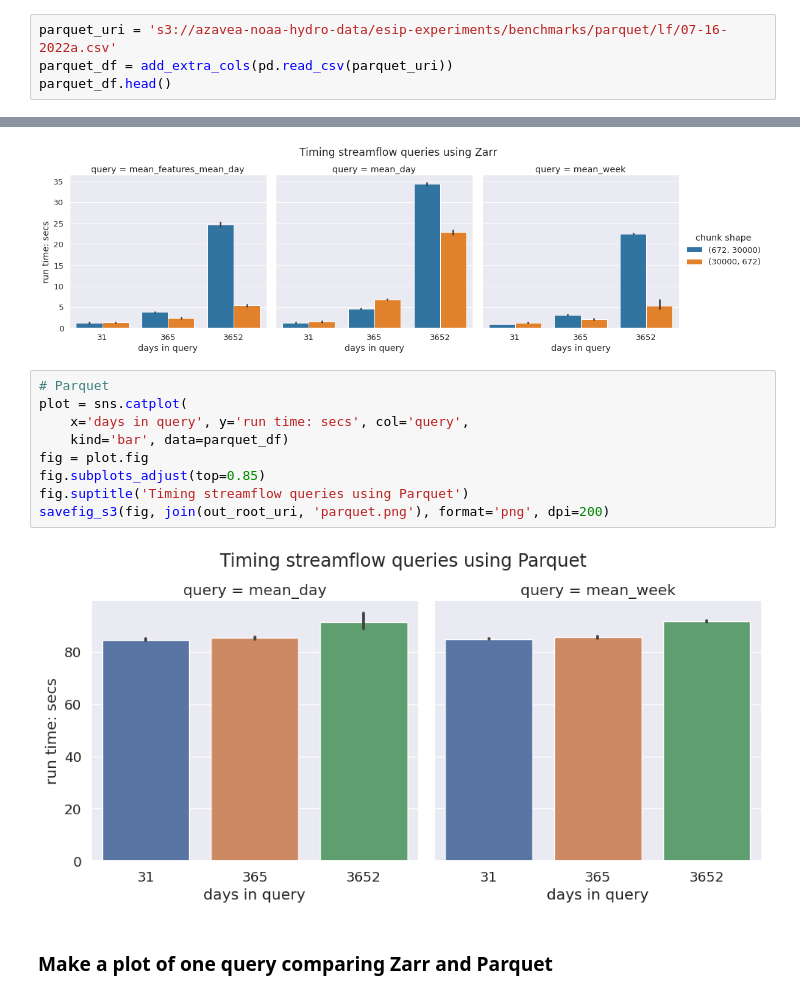
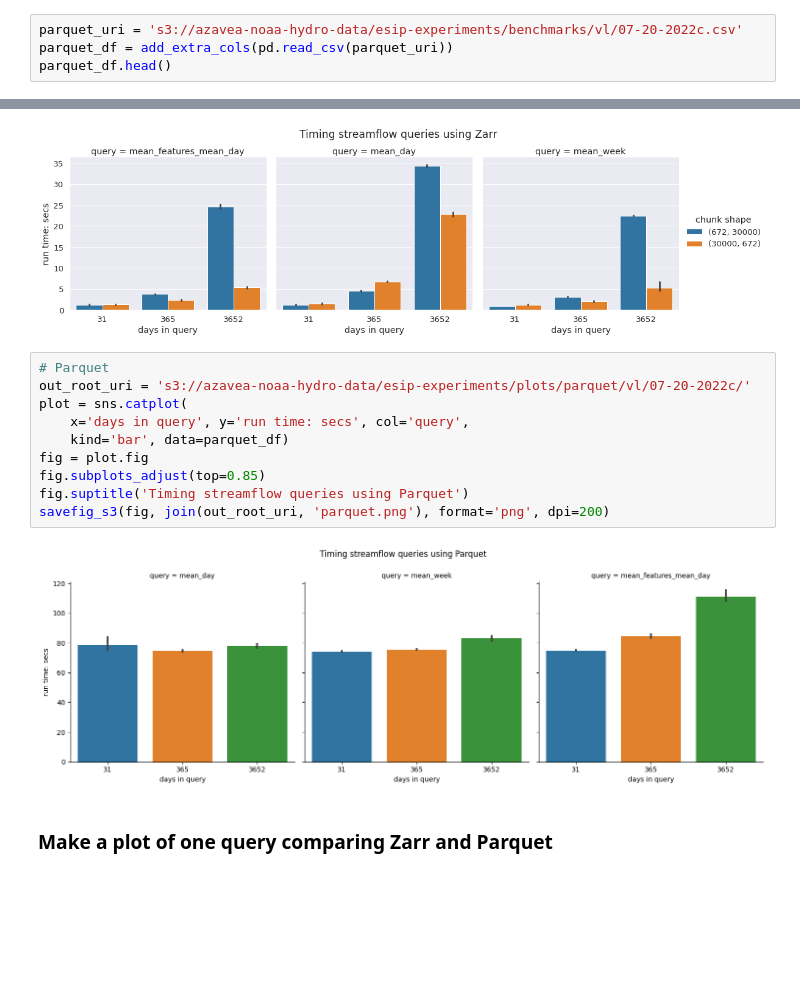
Before and after one commit to azavea/noaa-hydro-data, a Jupyter notebook: src/esip-2022-presentation/plot_results.ipynb, the cells around one changed output, grey strips where cells are left out. Saved outputs shown, nothing was run; the diff lists cells and outputs as text; blank space fills up the shorter version.

Commit message:
Added parquet benchmarks for features per day
Now we have same queries for zarr and parquet.

```diff
--- a/src/esip-2022-presentation/plot_results.ipynb
+++ b/src/esip-2022-presentation/plot_results.ipynb
@@ -66,7 +66,7 @@ zarr_df.head()
 | 3 | 3 | mean_features_mean_day | 23.722426 | 1787 | 3652 | zarr | 672 | 30000 | ... |
 | 4 | 4 | mean_features_mean_day | 24.381311 | 1787 | 3652 | zarr | 672 | 30000 | ... |
 # %%
-parquet_uri = 's3://azavea-noaa-hydro-data/esip-experiments/benchmarks/parquet/lf/07-16-2022a.csv'
+parquet_uri = 's3://azavea-noaa-hydro-data/esip-experiments/benchmarks/vl/07-20-2022c.csv'
 parquet_df = add_extra_cols(pd.read_csv(parquet_uri))
 parquet_df.head()
 # %% [output]
@@ -112,15 +112,16 @@ savefig_s3(fig, join(out_root_uri, 'zarr.png'), format='png', dpi=200)
 [figure]
 # %%
 # Parquet
+out_root_uri = 's3://azavea-noaa-hydro-data/esip-experiments/plots/parquet/vl/07-20-2022c/'
 plot = sns.catplot(
     x='days in query', y='run time: secs', col='query',
     kind='bar', data=parquet_df)
 fig = plot.fig
 fig.subplots_adjust(top=0.85)
 fig.suptitle('Timing streamflow queries using Parquet')
 savefig_s3(fig, join(out_root_uri, 'parquet.png'), format='png', dpi=200)
 # %% [output]
-[figure, old version]
+[figure, new version]
 # %% [markdown]
 ### Make a plot of one query comparing Zarr and Parquet
 # %%
```
Also changed, not shown: parts of 3 cells of this notebook, 3 other files.
